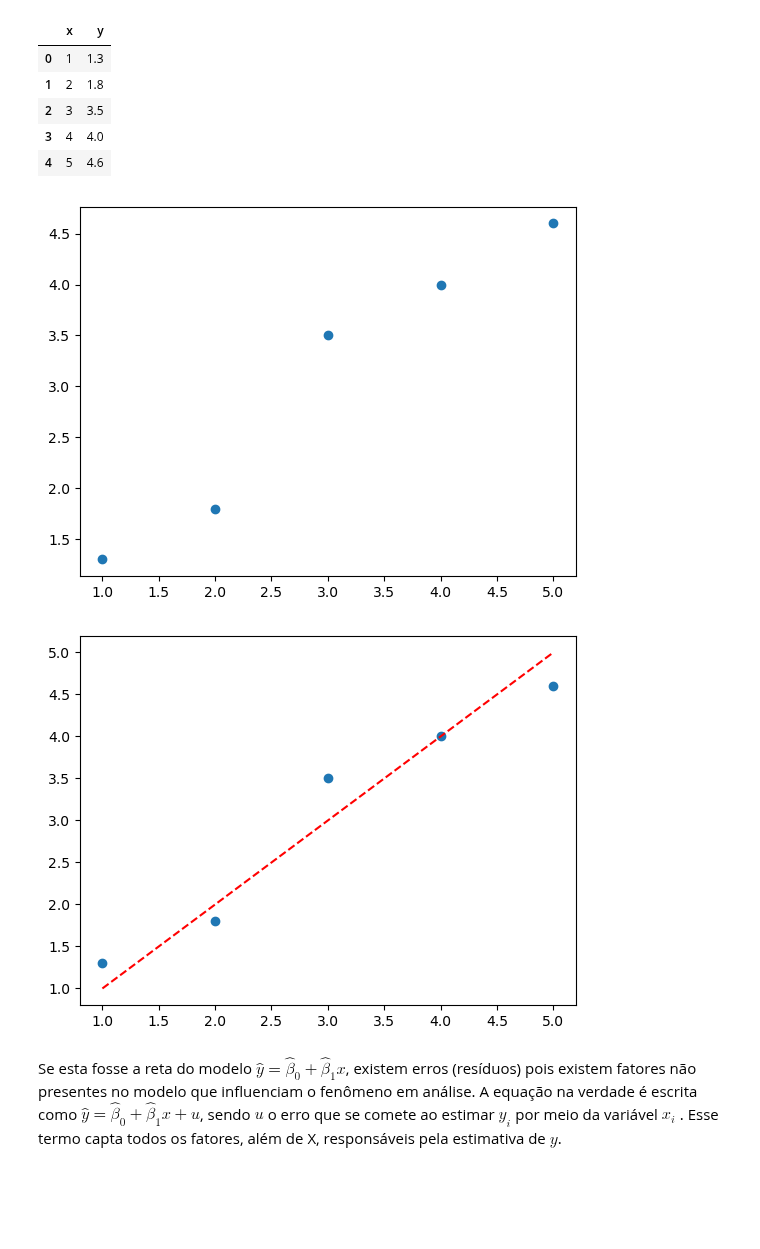
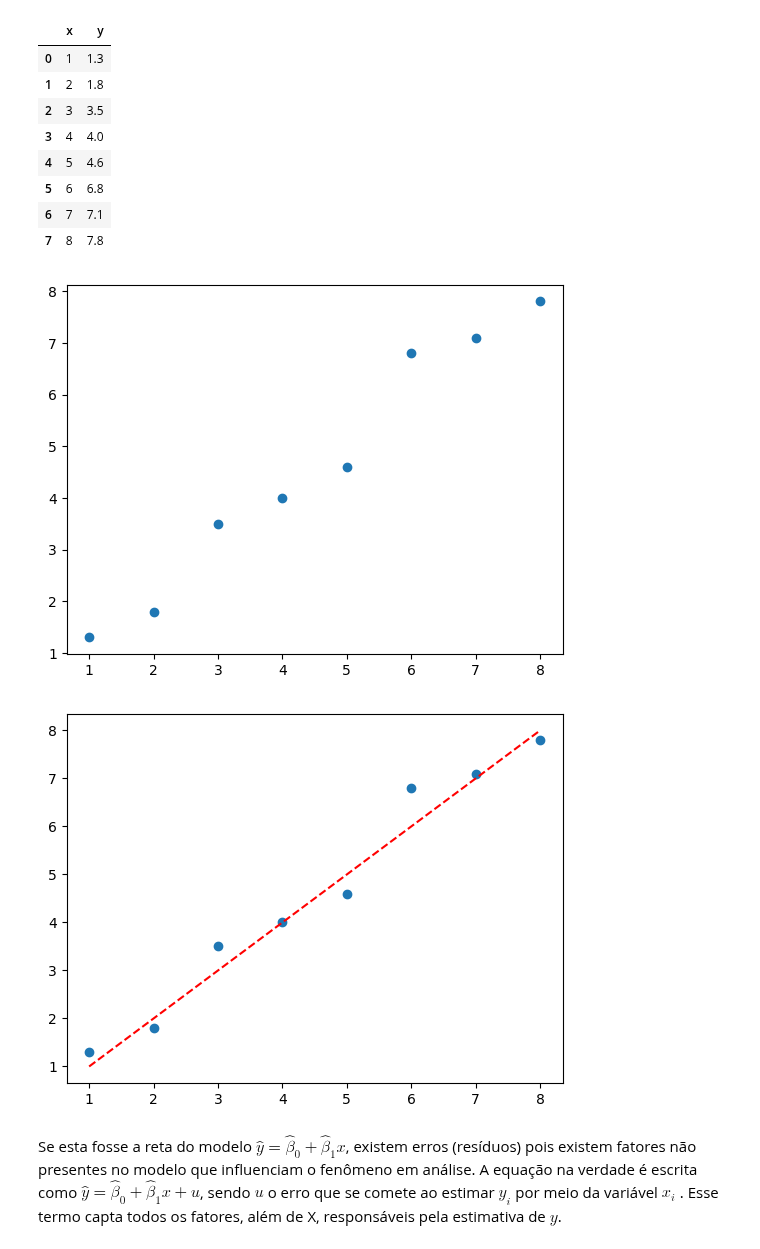
Before and after one commit to josenalde/datascience, a Jupyter notebook: notebooks/modelo_regr_lin_1.ipynb, the cells around one changed output. Saved outputs shown, nothing was run; the diff lists cells and outputs as text; code cells hidden in the pictures; blank space fills up the shorter version.

```diff
--- a/notebooks/modelo_regr_lin_1.ipynb
+++ b/notebooks/modelo_regr_lin_1.ipynb
@@ -1,15 +1,18 @@
 # %%
 import pandas as pd
-df = pd.DataFrame({'x': [1,2,3,4,5],
-                   'y': [1.3,1.8,3.5,4,4.6]})
+df = pd.DataFrame({'x': [1,2,3,4,5,6,7,8],
+                   'y': [1.3,1.8,3.5,4,4.6,6.8,7.1,7.8]})
 df
 # %% [output]
 |  | x | y |
 | 0 | 1 | 1.3 |
 | 1 | 2 | 1.8 |
 | 2 | 3 | 3.5 |
 | 3 | 4 | 4.0 |
 | 4 | 5 | 4.6 |
+| 5 | 6 | 6.8 |
+| 6 | 7 | 7.1 |
+| 7 | 8 | 7.8 |
 # %%
 import matplotlib.pyplot as plt
 fig, ax = plt.subplots()
@@ -17,7 +20,7 @@ fig, ax = plt.subplots()
 ax.scatter(df['x'], df['y'])
 plt.show()
 # %% [output]
-[figure, old version]
+[figure, new version]
 # %%
 #vamos supor uma reta y = x, que "passe" pelos pontos
 df['y_reta'] = df['x']
@@ -28,7 +31,7 @@ ax.scatter(df['x'], df['y'])
 ax.plot(df['x'], df['y_reta'], '--r')
 plt.show()
 # %% [output]
-[figure, old version]
+[figure, new version]
 # %% [markdown]
 Se esta fosse a reta do modelo $\hat{y} = \hat{\beta}_0 + \hat{\beta}_1 x$, existem erros (resíduos) pois existem fatores não presentes no modelo que influenciam o fenômeno em análise. A equação na verdade é escrita como $\hat{y} = \hat{\beta}_0 + \hat{\beta}_1 x + u$, sendo $u$ o erro que se comete ao estimar $y_i$ por meio da variável $x_i$ . Esse termo capta todos os fatores, além de X, responsáveis pela estimativa de $y$.
 # %%
```
Also changed, not shown: parts of 18 cells of this notebook.
